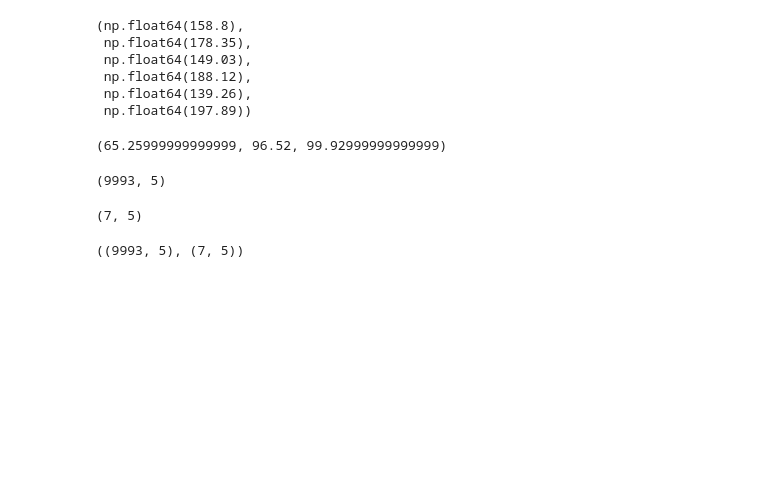
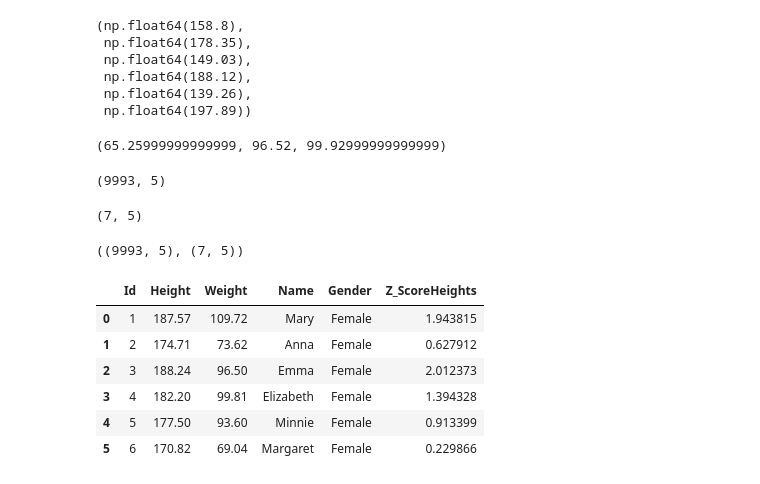
Before and after one commit to jdhova/Statistics, a Jupyter notebook: Statistics2.ipynb, the cells around one changed output. Cells and saved outputs as stored; diff of their text form; code cells hidden in the pictures; blank space fills up the shorter version.

```diff
--- a/Statistics2.ipynb
+++ b/Statistics2.ipynb
@@ -166,0 +169,11 @@ clean_data.to_csv('./Data/CleanData.csv',index=False)
+# %%
+df2Zscore['Z_ScoreHeights'] = (df2Zscore.Height - meanHeight)/stdHeight
+df2Zscore.head(6)
+# %% [output]
+|  | Id | Height | Weight | Name | Gender | Z_ScoreHeights |
+| 0 | 1 | 187.57 | 109.72 | Mary | Female | 1.943815 |
+| 1 | 2 | 174.71 | 73.62 | Anna | Female | 0.627912 |
+| 2 | 3 | 188.24 | 96.50 | Emma | Female | 2.012373 |
+| 3 | 4 | 182.20 | 99.81 | Elizabeth | Female | 1.394328 |
+| 4 | 5 | 177.50 | 93.60 | Minnie | Female | 0.913399 |
+| 5 | 6 | 170.82 | 69.04 | Margaret | Female | 0.229866 |
```
Also changed, not shown: parts of 5 cells of this notebook.
